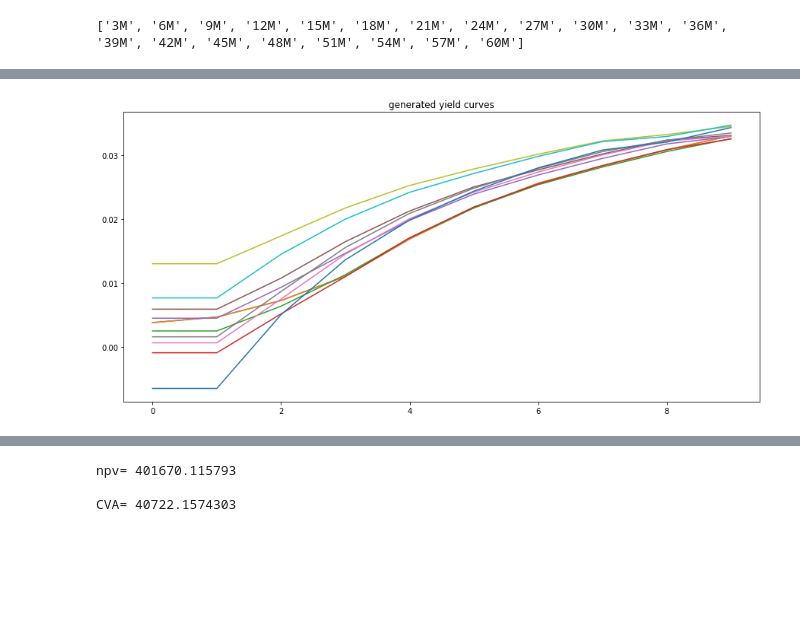
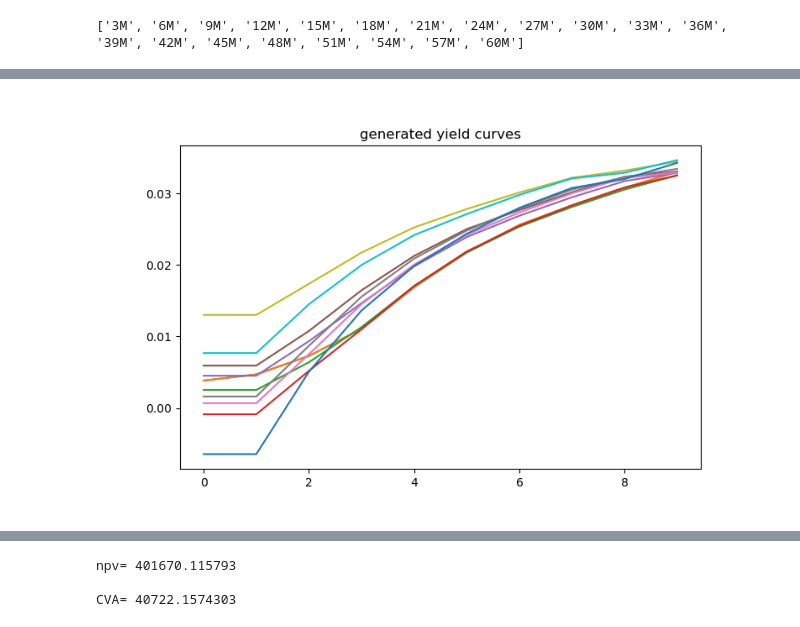
Before and after one commit to enthought/pyql, a Jupyter notebook: examples/notebooks/CVA computation.ipynb, the cells around one changed output, grey strips where cells are left out. Drawn from its saved outputs; the diff is of its cells as text; code cells hidden in the pictures; blank space fills up the shorter version.

```diff
--- a/examples/notebooks/CVA computation.ipynb
+++ b/examples/notebooks/CVA computation.ipynb
@@ -196,16 +196,17 @@ bondTmean-Terminal bond
 # %%
 from quantlib.compounding import Continuous
+plt.figure(figsize=(8, 5))
 plt.plot(range(10),
          [crvMat[0,0].forward_rate(t, t, compounding=Continuous, frequency=NoFrequency).rate
           for t in np.arange(10.)])
 for i in range(min(Nsim, 10)):
     plt.plot(range(10), [crvMat[i,1].forward_rate(t, t,
                                                   compounding=Continuous, frequency=NoFrequency).rate
                          for t in np.arange(10.)])
 plt.title('generated yield curves')
 plt.show()
 # %% [output]
-[figure, old version]
+[figure, new version]
 # %%
 from quantlib.indexes.api import Euribor6M
 from quantlib.instruments.api import VanillaSwap, Receiver
```
Also changed, not shown: parts of 7 cells of this notebook, 9 other files.
